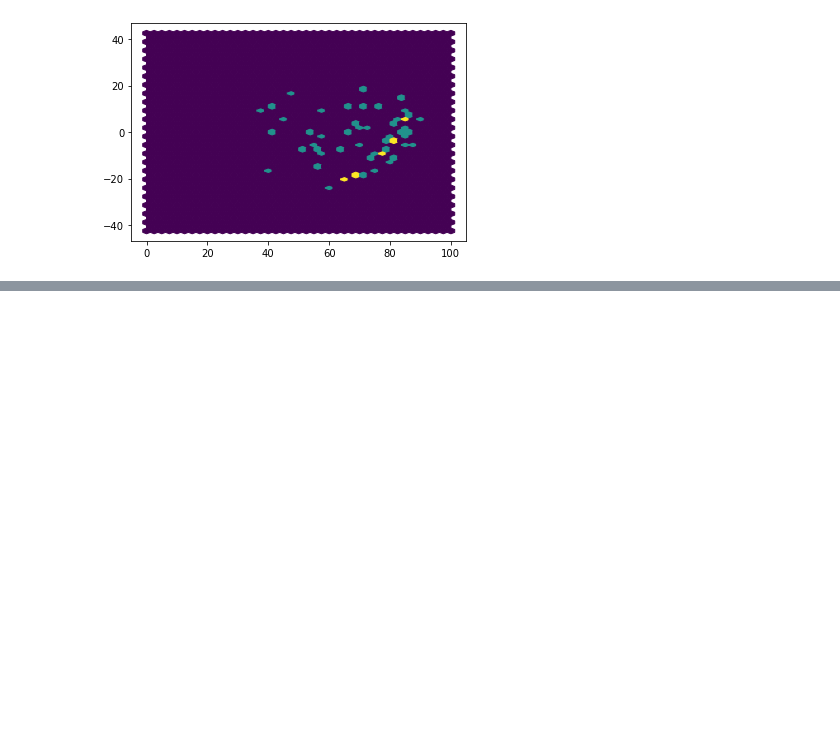
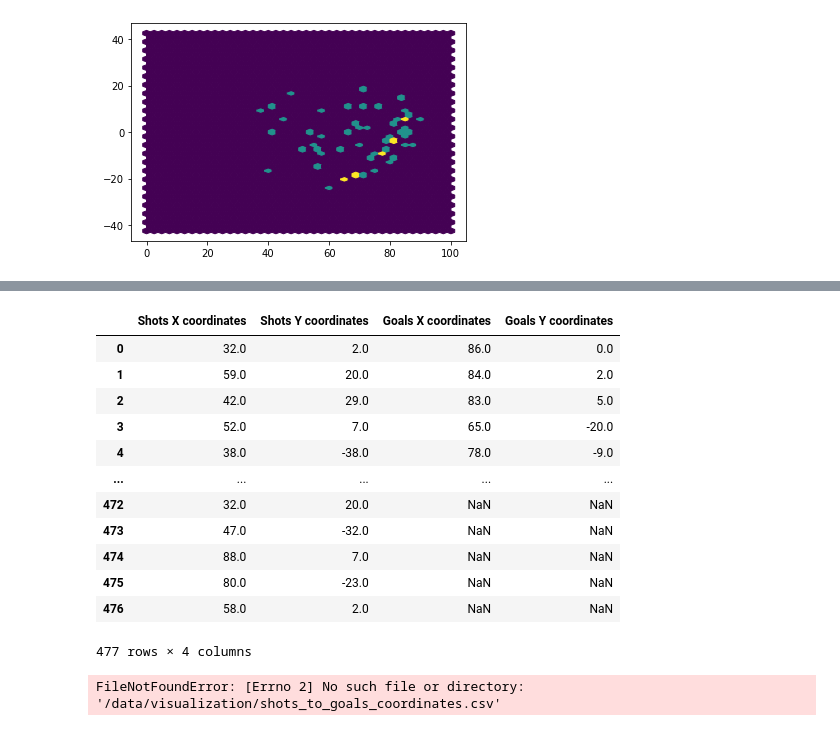
Before and after one commit to aadityapanchal/NHL-Analytics, a Jupyter notebook: NHL-Shots-Data-Analysis.ipynb, the cells around one changed output, grey strips where cells are left out. Cells and saved outputs as stored; diff of their text form; code cells hidden in the pictures; blank space fills up the shorter version.

```diff
--- a/NHL-Shots-Data-Analysis.ipynb
+++ b/NHL-Shots-Data-Analysis.ipynb
@@ -127,0 +128,24 @@ for counter, vertex in enumerate(goals_hexbin_offsets):
+# %%
+shots_df = pd.DataFrame({'Shots X coordinates': shots_x_coordinates,
+                         'Shots Y coordinates': shots_y_coordinates})
+goals_df = pd.DataFrame({'Goals X coordinates': goals_x_coordinates,
+                         'Goals Y coordinates': goals_y_coordinates})
+combined_df = pd.concat([shots_df, goals_df], axis = 1)
+display(combined_df)
+
+combined_df.to_csv("/data/visualization/shots_to_goals_coordinates.csv")
+# %% [output]
+|  | Shots X coordinates | Shots Y coordinates | Goals X coordinates | Goals Y coordinates |
+| 0 | 32.0 | 2.0 | 86.0 | 0.0 |
+| 1 | 59.0 | 20.0 | 84.0 | 2.0 |
+| 2 | 42.0 | 29.0 | 83.0 | 5.0 |
+| 3 | 52.0 | 7.0 | 65.0 | -20.0 |
+| 4 | 38.0 | -38.0 | 78.0 | -9.0 |
+| ... | ... | ... | ... | ... |
+| 472 | 32.0 | 20.0 | NaN | NaN |
+| 473 | 47.0 | -32.0 | NaN | NaN |
+| 474 | 88.0 | 7.0 | NaN | NaN |
+| 475 | 80.0 | -23.0 | NaN | NaN |
+| 476 | 58.0 | 2.0 | NaN | NaN |
+477 rows × 4 columns
+FileNotFoundError: [Errno 2] No such file or directory: '/data/visualization/shots_to_goals_coordinates.csv'
```
Also changed, not shown: parts of 2 cells of this notebook, 3 other files.
